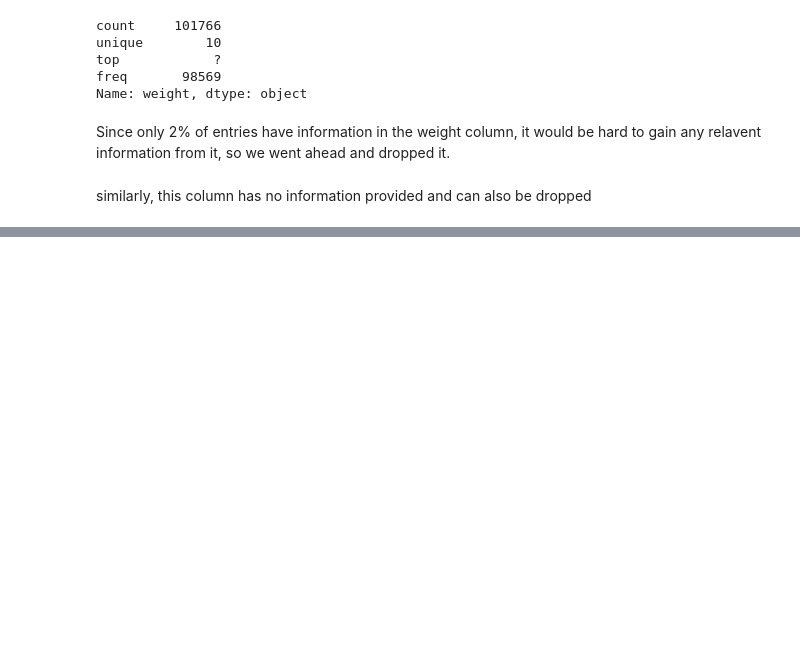
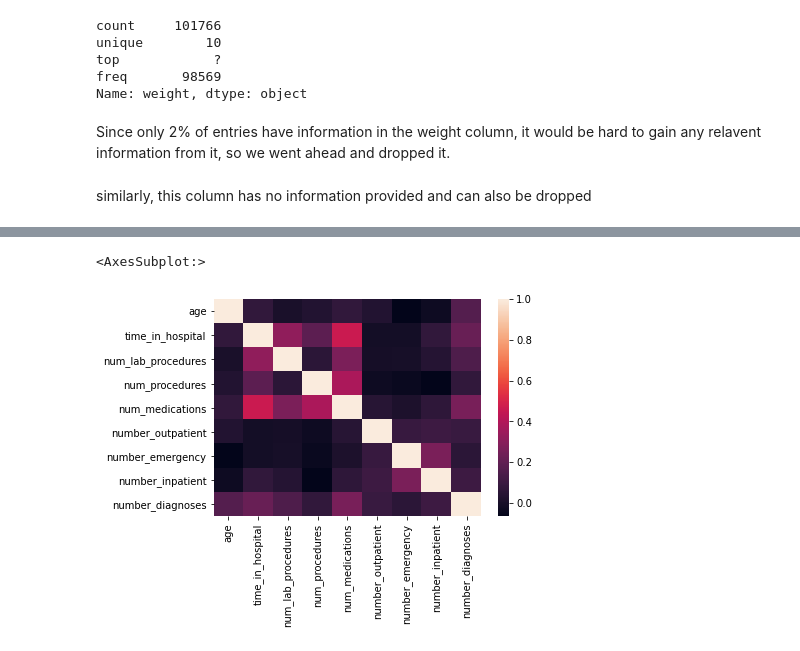
Before and after one commit to Eric-Schneider-Bellarmine-University/DS160_Final_Project_ESS_AH, a Jupyter notebook: Final_Project_ESS_AH.ipynb, the cells around one changed output, grey strips where cells are left out. Cells and saved outputs as stored; diff of their text form; code cells hidden in the pictures; blank space fills up the shorter version.

```diff
--- a/Final_Project_ESS_AH.ipynb
+++ b/Final_Project_ESS_AH.ipynb
@@ -177,0 +178,9 @@ Name: age, dtype: float64
+# %%
+admin_id=ids.iloc[0:8,:]
+admin_id.index=admin_id['admission_type_id']
+# %%
+dispo_id=ids.iloc[10:40,:]
+dispo_id.index=dispo_id['admission_type_id']
+# %%
+admin_source_id=ids.iloc[42:68,:]
+admin_source_id.index=admin_source_id['admission_type_id']
@@ -177,0 +205,6 @@ Name: age, dtype: float64
+# %%
+def map_id(source,identify):
+    return source.description[identify-1]
+diabetes['admission_type_id']=list(map(lambda x:map_id(admin_id,x),diabetes['admission_type_id']))
+diabetes['discharge_disposition_id']=list(map(lambda x:map_id(dispo_id,x),diabetes['discharge_disposition_id']))
+diabetes['admission_source_id']=list(map(lambda x:map_id(admin_source_id,x),diabetes['admission_source_id']))
@@ -177,0 +244,5 @@ Name: age, dtype: float64
+# %%
+sea.heatmap(diabetes.corr())
+# %% [output]
+<AxesSubplot:>
+[figure, added]
```
Also changed, not shown: parts of 43 cells of this notebook, 2 other files.
